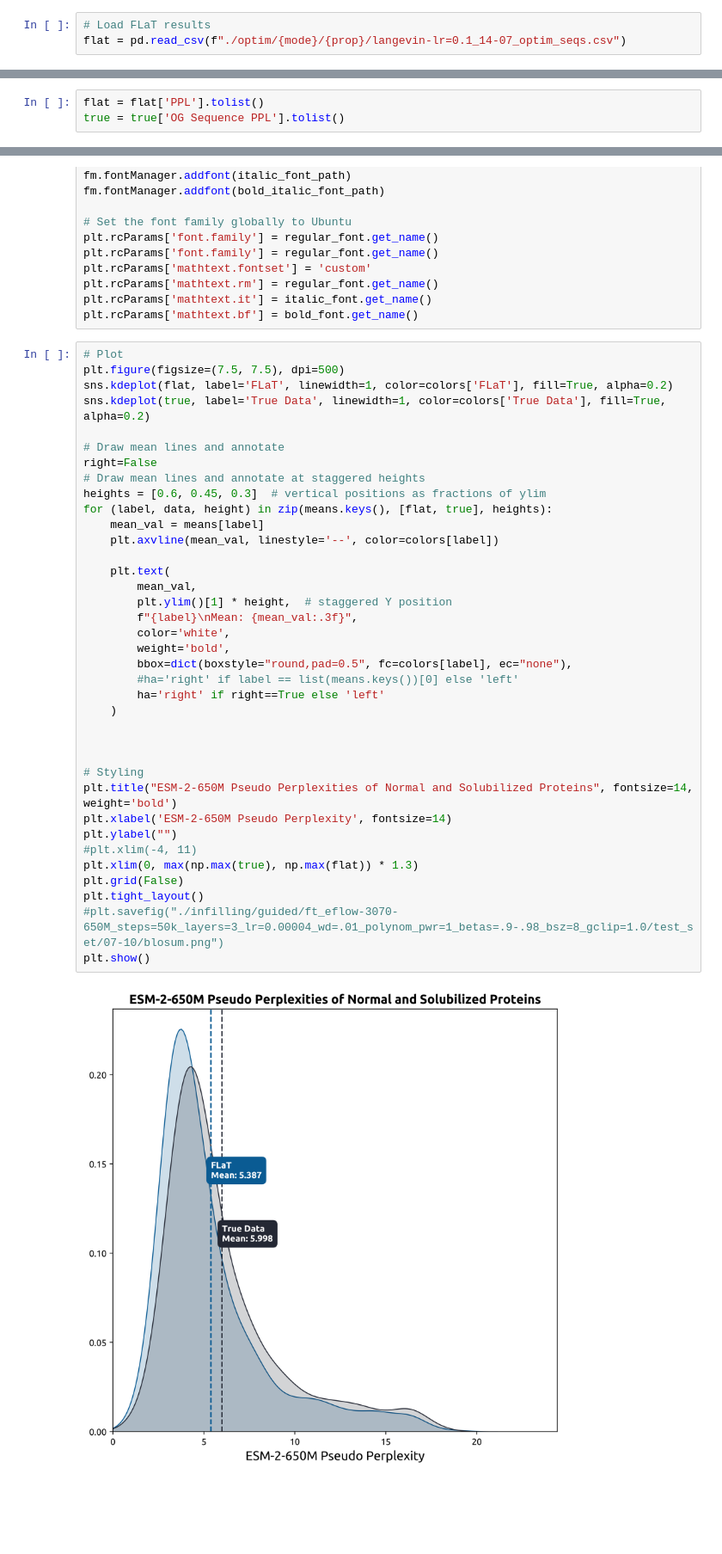
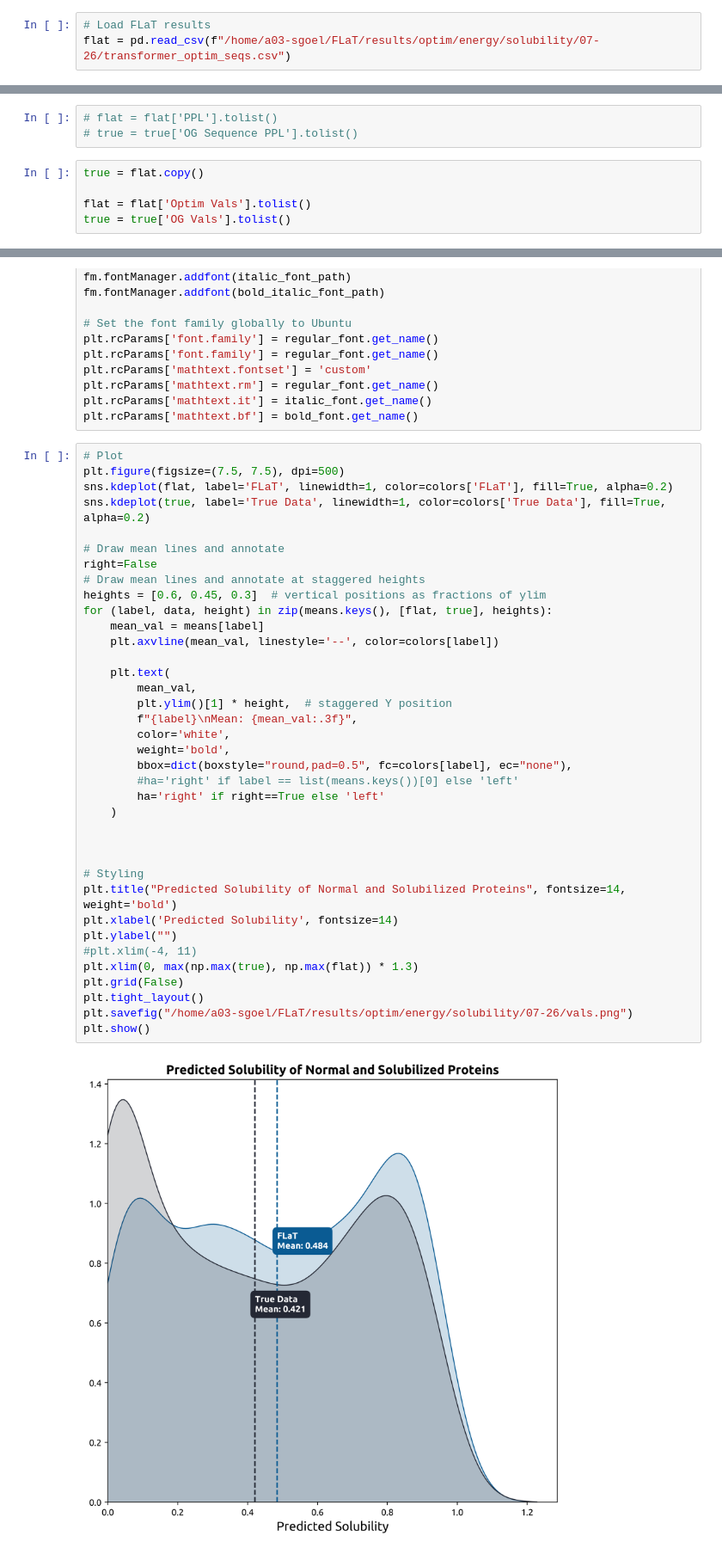
Before and after one commit to shreygoel09/FLaT, a Jupyter notebook: src/benchmarks/density_plot.ipynb, the cells around one changed output, grey strips where cells are left out. Shown at 86% size. Drawn from its saved outputs; the diff is of its cells as text; blank space fills up the shorter version.

```diff
--- a/src/benchmarks/density_plot.ipynb
+++ b/src/benchmarks/density_plot.ipynb
@@ -15,5 +12,5 @@ prop = "solubility"  # solubility / permeability / stability
 # %%
 # Load FLaT results
-flat = pd.read_csv(f"./optim/{mode}/{prop}/langevin-lr=0.1_14-07_optim_seqs.csv")
+flat = pd.read_csv(f"/home/a03-sgoel/FLaT/results/optim/energy/solubility/07-26/transformer_optim_seqs.csv")
 # %%
 # Read and process test set data
@@ -21,6 +18,11 @@ true = pd.read_csv(f"./true_data/{prop}/seqs_with_ppl.csv")
 # %%
-flat = flat['PPL'].tolist()
-true = true['OG Sequence PPL'].tolist()
+# flat = flat['PPL'].tolist()
+# true = true['OG Sequence PPL'].tolist()
+# %%
+true = flat.copy()
+
+flat = flat['Optim Vals'].tolist()
+true = true['OG Vals'].tolist()
 # %%
 # Calculate means
 means = {
@@ -68,34 +70,34 @@ sns.kdeplot(true, label='True Data', linewidth=1, color=colors['True Data'], fil
 
 # Draw mean lines and annotate
 right=False
 # Draw mean lines and annotate at staggered heights
 heights = [0.6, 0.45, 0.3]  # vertical positions as fractions of ylim
 for (label, data, height) in zip(means.keys(), [flat, true], heights):
     mean_val = means[label]
     plt.axvline(mean_val, linestyle='--', color=colors[label])
 
     plt.text(
         mean_val,
         plt.ylim()[1] * height,  # staggered Y position
         f"{label}\nMean: {mean_val:.3f}",
         color='white',
         weight='bold',
         bbox=dict(boxstyle="round,pad=0.5", fc=colors[label], ec="none"),
         #ha='right' if label == list(means.keys())[0] else 'left'
         ha='right' if right==True else 'left'
     )
 
 
 
 # Styling
-plt.title("ESM-2-650M Pseudo Perplexities of Normal and Solubilized Proteins", fontsize=14, weight='bold')
-plt.xlabel('ESM-2-650M Pseudo Perplexity', fontsize=14)
+plt.title("Predicted Solubility of Normal and Solubilized Proteins", fontsize=14, weight='bold')
+plt.xlabel('Predicted Solubility', fontsize=14)
 plt.ylabel("")
 #plt.xlim(-4, 11)
 plt.xlim(0, max(np.max(true), np.max(flat)) * 1.3)
 plt.grid(False)
 plt.tight_layout()
-#plt.savefig("./infilling/guided/ft_eflow-3070-650M_steps=50k_layers=3_lr=0.00004_wd=.01_polynom_pwr=1_betas=.9-.98_bsz=8_gclip=1.0/test_set/07-10/blosum.png")
+plt.savefig("/home/a03-sgoel/FLaT/results/optim/energy/solubility/07-26/vals.png")
 plt.show()
 # %% [output]
-[figure, old version]
+[figure, new version]
```
Also changed, not shown: parts of 3 cells of this notebook, 22 other files.
